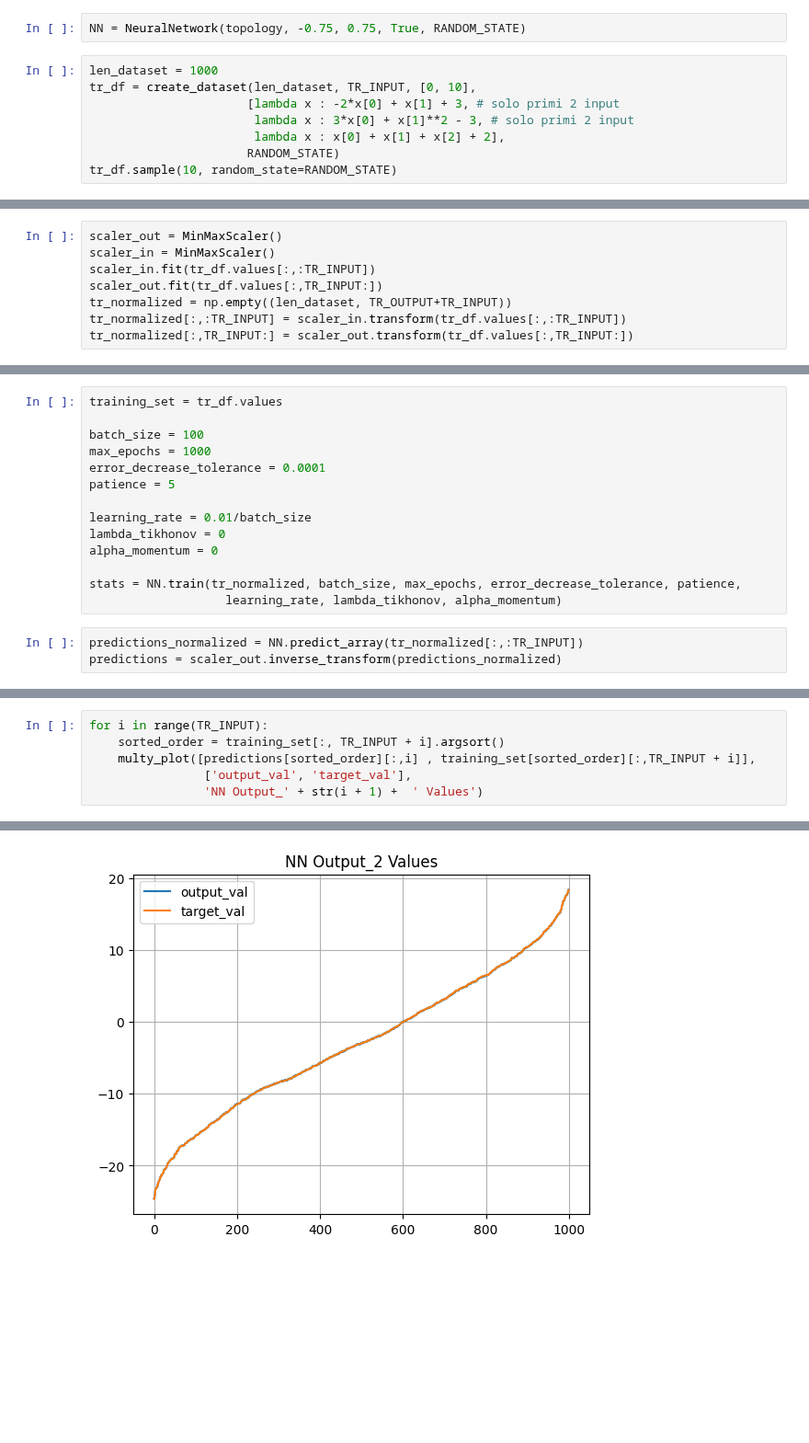
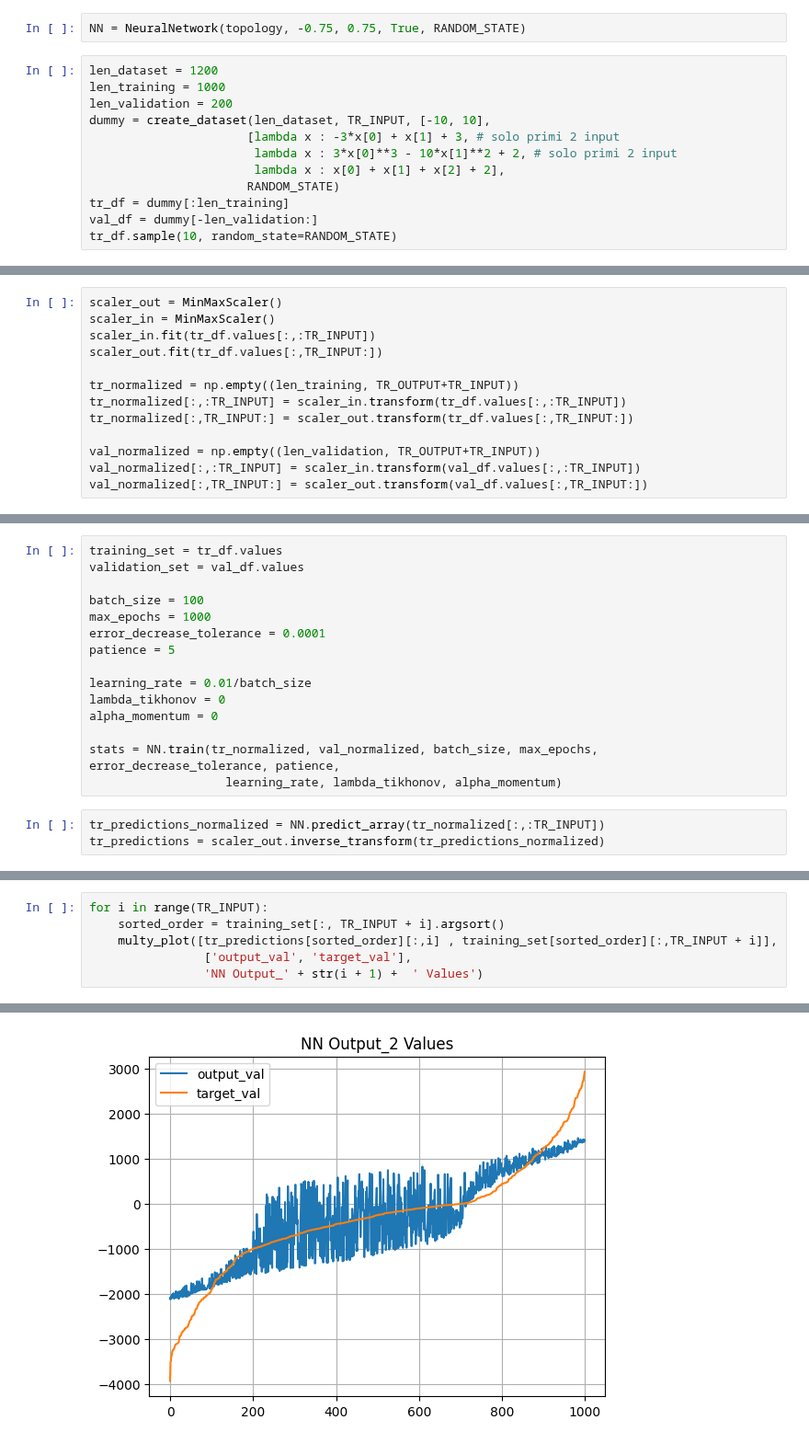
Before and after one commit to JacopoRaffi/ML_Proj_NN, a Jupyter notebook: notebook/nn_test_simple.ipynb, the cells around one changed output, grey strips where cells are left out. Shown at 92% size. Drawn from its saved outputs; the diff is of its cells as text; blank space fills up the shorter version.

```diff
--- a/notebook/nn_test_simple.ipynb
+++ b/notebook/nn_test_simple.ipynb
@@ -34,12 +31,16 @@ topology
 # %%
 NN = NeuralNetwork(topology, -0.75, 0.75, True, RANDOM_STATE)
 # %%
-len_dataset = 1000
-tr_df = create_dataset(len_dataset, TR_INPUT, [0, 10],
-                      [lambda x : -2*x[0] + x[1] + 3, # solo primi 2 input
-                       lambda x : 3*x[0] + x[1]**2 - 3, # solo primi 2 input
+len_dataset = 1200
+len_training = 1000
+len_validation = 200
+dummy = create_dataset(len_dataset, TR_INPUT, [-10, 10],
+                      [lambda x : -3*x[0] + x[1] + 3, # solo primi 2 input
+                       lambda x : 3*x[0]**3 - 10*x[1]**2 + 2, # solo primi 2 input
                        lambda x : x[0] + x[1] + x[2] + 2],
                       RANDOM_STATE)
+tr_df = dummy[:len_training]
+val_df = dummy[-len_validation:]
 tr_df.sample(10, random_state=RANDOM_STATE)
 # %% [output]
 |  | input_1 | input_2 | input_3 | output_1 | output_2 | output_3 |
@@ -58,7 +59,12 @@ scaler_out = MinMaxScaler()
 scaler_in = MinMaxScaler()
 scaler_in.fit(tr_df.values[:,:TR_INPUT])
 scaler_out.fit(tr_df.values[:,TR_INPUT:])
-tr_normalized = np.empty((len_dataset, TR_OUTPUT+TR_INPUT))
+
+tr_normalized = np.empty((len_training, TR_OUTPUT+TR_INPUT))
 tr_normalized[:,:TR_INPUT] = scaler_in.transform(tr_df.values[:,:TR_INPUT])
 tr_normalized[:,TR_INPUT:] = scaler_out.transform(tr_df.values[:,TR_INPUT:])
+
+val_normalized = np.empty((len_validation, TR_OUTPUT+TR_INPUT))
+val_normalized[:,:TR_INPUT] = scaler_in.transform(val_df.values[:,:TR_INPUT])
+val_normalized[:,TR_INPUT:] = scaler_out.transform(val_df.values[:,TR_INPUT:])
 # %%
@@ -67,5 +73,6 @@ tr_df_normalized = pd.DataFrame(data = tr_normalized, columns=tr_df.columns)
 # %%
 training_set = tr_df.values
+validation_set = val_df.values
 
 batch_size = 100
 max_epochs = 1000
@@ -76,9 +83,9 @@ learning_rate = 0.01/batch_size
 lambda_tikhonov = 0
 alpha_momentum = 0
 
-stats = NN.train(tr_normalized, batch_size, max_epochs, error_decrease_tolerance, patience,
+stats = NN.train(tr_normalized, val_normalized, batch_size, max_epochs, error_decrease_tolerance, patience,
                    learning_rate, lambda_tikhonov, alpha_momentum)
 # %%
-predictions_normalized = NN.predict_array(tr_normalized[:,:TR_INPUT])
-predictions = scaler_out.inverse_transform(predictions_normalized)
+tr_predictions_normalized = NN.predict_array(tr_normalized[:,:TR_INPUT])
+tr_predictions = scaler_out.inverse_transform(tr_predictions_normalized)
 # %%
@@ -128,7 +191,7 @@ for unit_index in stats['units_weights'].keys():
 # %%
 for i in range(TR_INPUT):
     sorted_order = training_set[:, TR_INPUT + i].argsort()
-    multy_plot([predictions[sorted_order][:,i] , training_set[sorted_order][:,TR_INPUT + i]],
+    multy_plot([tr_predictions[sorted_order][:,i] , training_set[sorted_order][:,TR_INPUT + i]],
                 ['output_val', 'target_val'],
                 'NN Output_' + str(i + 1) +  ' Values')
 # %% [output]
@@ -136 +199 @@ for i in range(TR_INPUT):
-[figure, old version]
+[figure, new version]
```
Also changed, not shown: parts of 32 cells of this notebook, 3 other files.
